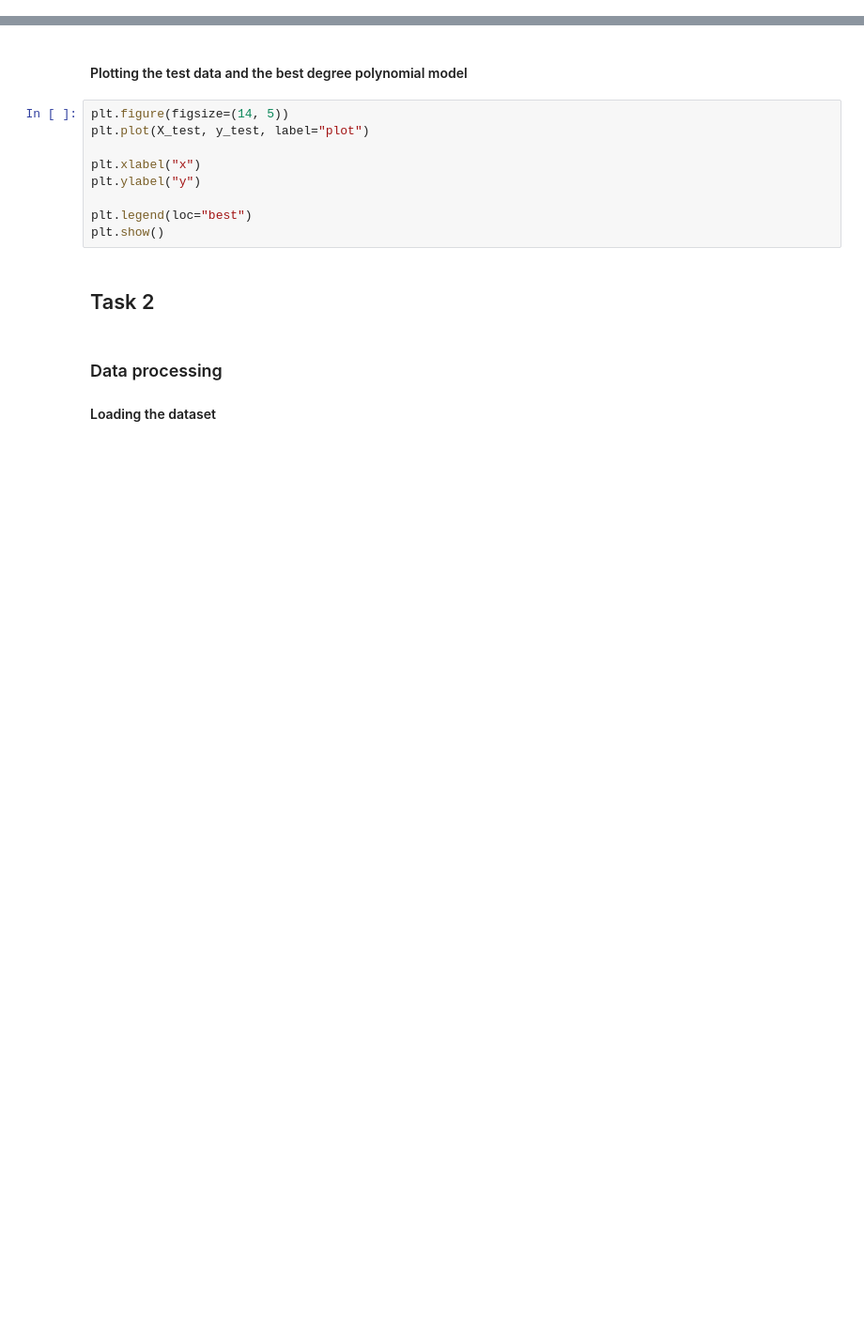
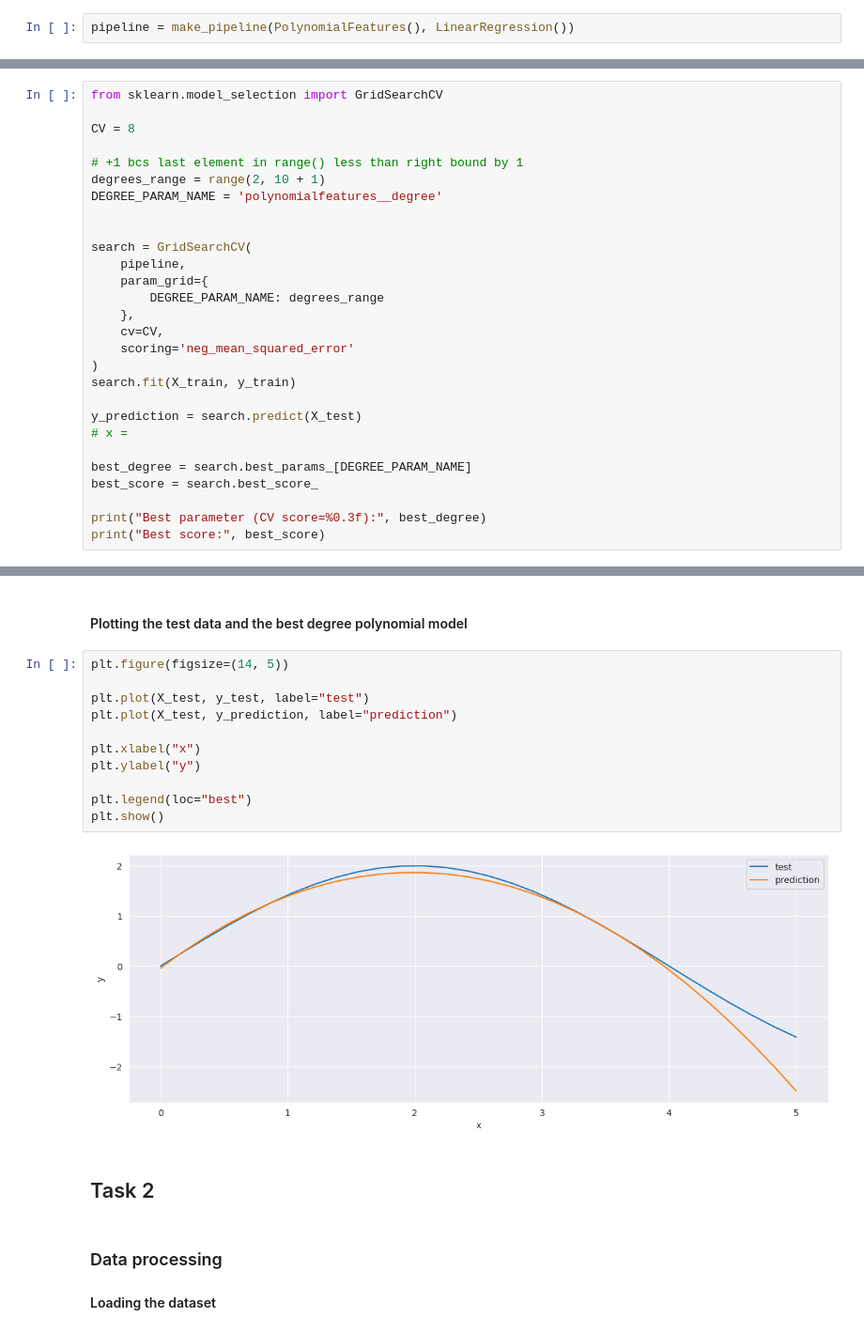
Before and after one commit to tsepanx/scripts-and-builtins, a Jupyter notebook: python/ml_hw1/Assignment_1.ipynb, the cells around one changed output, grey strips where cells are left out. Shown at 94% size. Saved outputs shown, nothing was run; the diff lists cells and outputs as text; blank space fills up the shorter version.

```diff
--- a/python/ml_hw1/Assignment_1.ipynb
+++ b/python/ml_hw1/Assignment_1.ipynb
@@ -107,2 +102,4 @@ SyntaxError: invalid syntax (3443024182.py, line 1)
+# %%
+pipeline = make_pipeline(PolynomialFeatures(), LinearRegression())
 # %% [markdown]
 #### Tuning the degree hyper-parameter using GridSearch
@@ -121,0 +106,28 @@ print()
+# %%
+from sklearn.model_selection import GridSearchCV
+
+CV = 8
+
+# +1 bcs last element in range() less than right bound by 1
+degrees_range = range(2, 10 + 1)
+DEGREE_PARAM_NAME = 'polynomialfeatures__degree'
+
+
+search = GridSearchCV(
+    pipeline,
+    param_grid={
+        DEGREE_PARAM_NAME: degrees_range
+    },
+    cv=CV,
+    scoring='neg_mean_squared_error'
+)
+search.fit(X_train, y_train)
+
+y_prediction = search.predict(X_test)
+# x =
+
+best_degree = search.best_params_[DEGREE_PARAM_NAME]
+best_score = search.best_score_
+
+print("Best parameter (CV score=%0.3f):", best_degree)
+print("Best score:", best_score)
@@ -127,13 +179,17 @@ print_metrics()
 #### Plotting the test data and the best degree polynomial model
 # %%
 plt.figure(figsize=(14, 5))
-plt.plot(X_test, y_test, label="plot")
+
+plt.plot(X_test, y_test, label="test")
+plt.plot(X_test, y_prediction, label="prediction")
 
 plt.xlabel("x")
 plt.ylabel("y")
 
 plt.legend(loc="best")
 plt.show()
+# %% [output]
+[figure, added]
 # %% [markdown]
 ## Task 2
 # %% [markdown]
```
Also changed, not shown: parts of 52 cells of this notebook, 2 other files.
